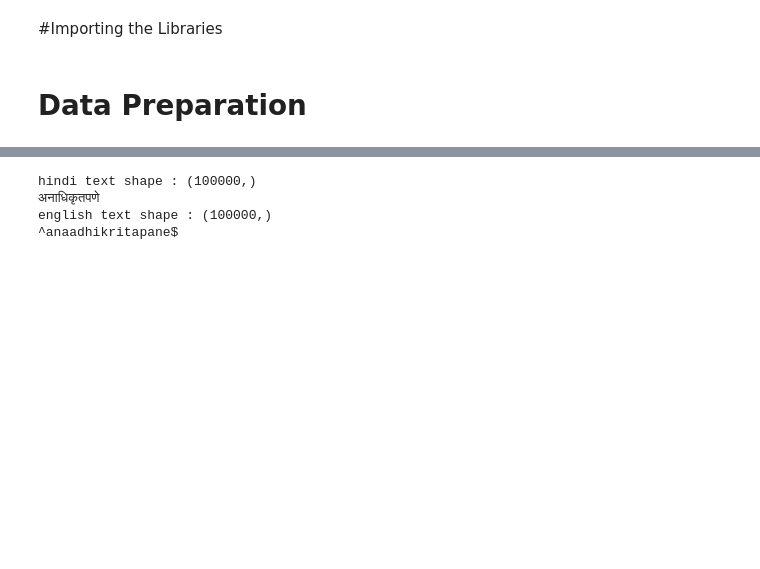
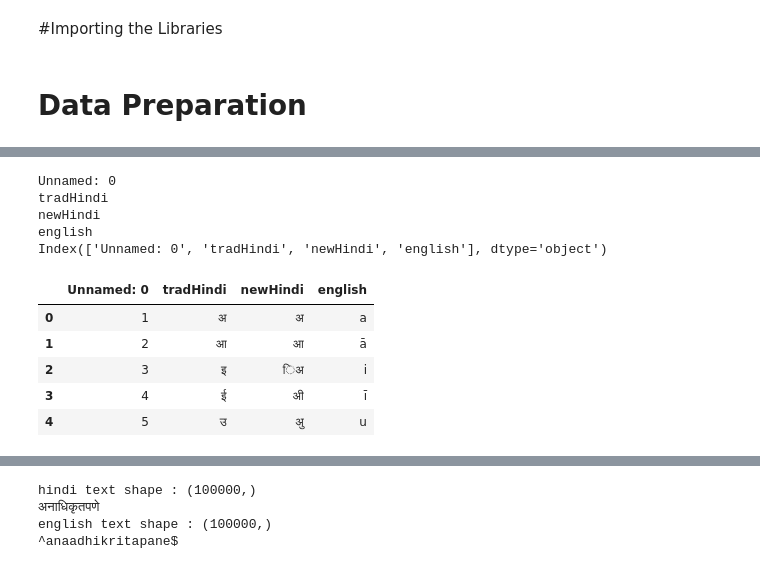
Before and after one commit to m-jere/ai-hindi-transliteration, a Jupyter notebook: Transliteration.ipynb, the cells around one changed output, grey strips where cells are left out. Drawn from its saved outputs; the diff is of its cells as text; code cells hidden in the pictures; blank space fills up the shorter version.

```diff
--- a/Transliteration.ipynb
+++ b/Transliteration.ipynb
@@ -75,3 +75,8 @@ import numpy as np
 # Data Preparation
 # %%
 train = pd.read_csv('train.csv')
+for lines in train:
+        print(lines)
+print(train.columns)
+
+train.head()
@@ -78,4 +94,21 @@ train = pd.read_csv('train.csv')
 # %%
 train = pd.read_csv('rom-table.csv')
+for lines in train:
+        print(lines)
+print(train.columns)
+
+train.head()
+# %% [output]
+Unnamed: 0
+tradHindi
+newHindi
+english
+Index(['Unnamed: 0', 'tradHindi', 'newHindi', 'english'], dtype='object')
+|  | Unnamed: 0 | tradHindi | newHindi | english |
+| 0 | 1 | अ | अ | a |
+| 1 | 2 | आ | आ | ā |
+| 2 | 3 | इ | िअ | i |
+| 3 | 4 | ई | अी | ī |
+| 4 | 5 | उ | अु | u |
 # %%
 train['tradHindi'] = train['tradHindi'].astype(str)
```
Also changed, not shown: parts of 9 cells of this notebook, 1 other file.
